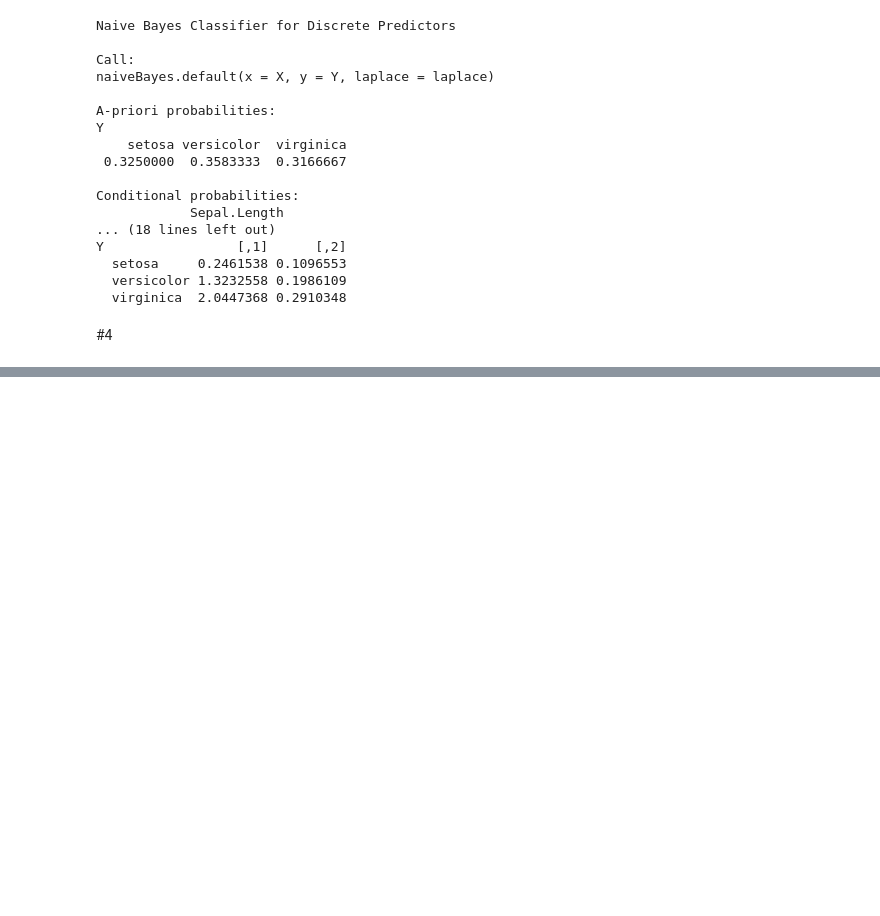
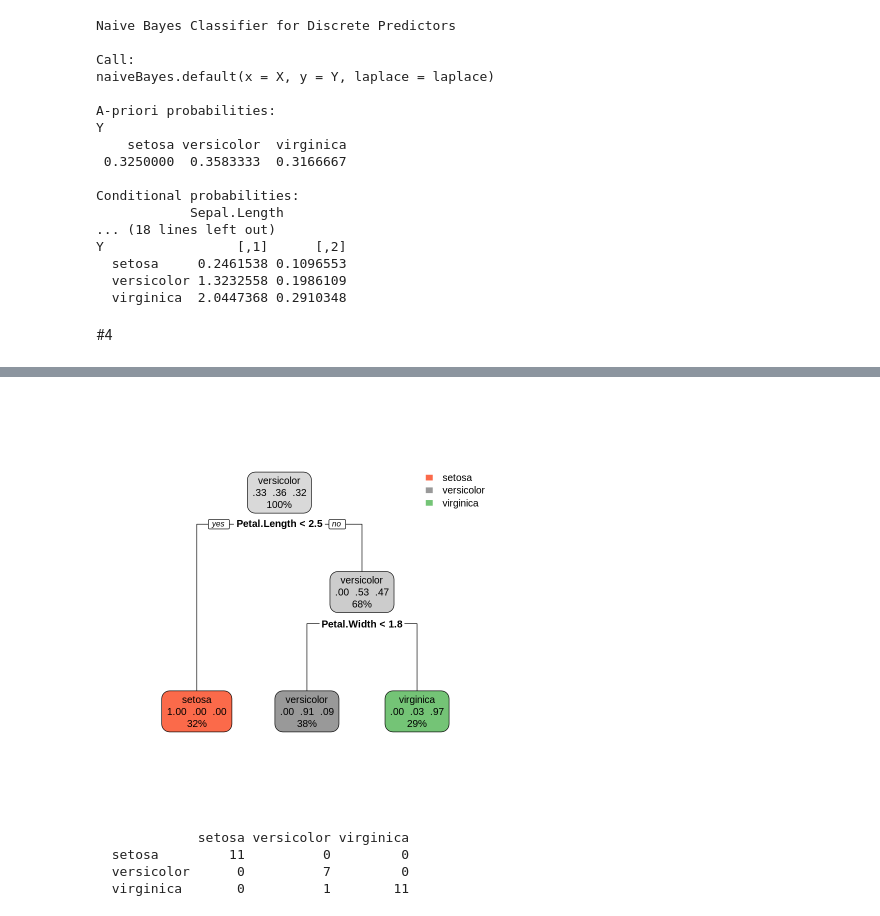
Before and after one commit to Viktory4121/MME, a Jupyter notebook: Untitled4.ipynb, the cells around one changed output, grey strips where cells are left out. Saved outputs shown, nothing was run; the diff lists cells and outputs as text; code cells hidden in the pictures; blank space fills up the shorter version.

```diff
--- a/Untitled4.ipynb
+++ b/Untitled4.ipynb
@@ -285,0 +243,5 @@ ERROR: ignored
+# %%
+test2 <- test[, c("Petal.Length",	"Petal.Width", "Species")]
+train2 <- train[, c("Petal.Length",	"Petal.Width", "Species")]
+model2 <- naiveBayes(Species ~ ., data = train2)
+model2
@@ -285,0 +370,13 @@ ERROR: ignored
+# %%
+tree2 <- rpart(train2$Species~., data = train2, method = 'class')
+rpart.plot(tree2)
+# %% [output]
+[figure, added]
+# %%
+table_test2 <- table(test2$Species, predict(tree2, test2, type = 'class'))
+table_test2
+# %% [output]
+             setosa versicolor virginica
+  setosa         11          0         0
+  versicolor      0          7         0
+  virginica       0          1        11
```
Also changed, not shown: parts of 20 cells of this notebook.
